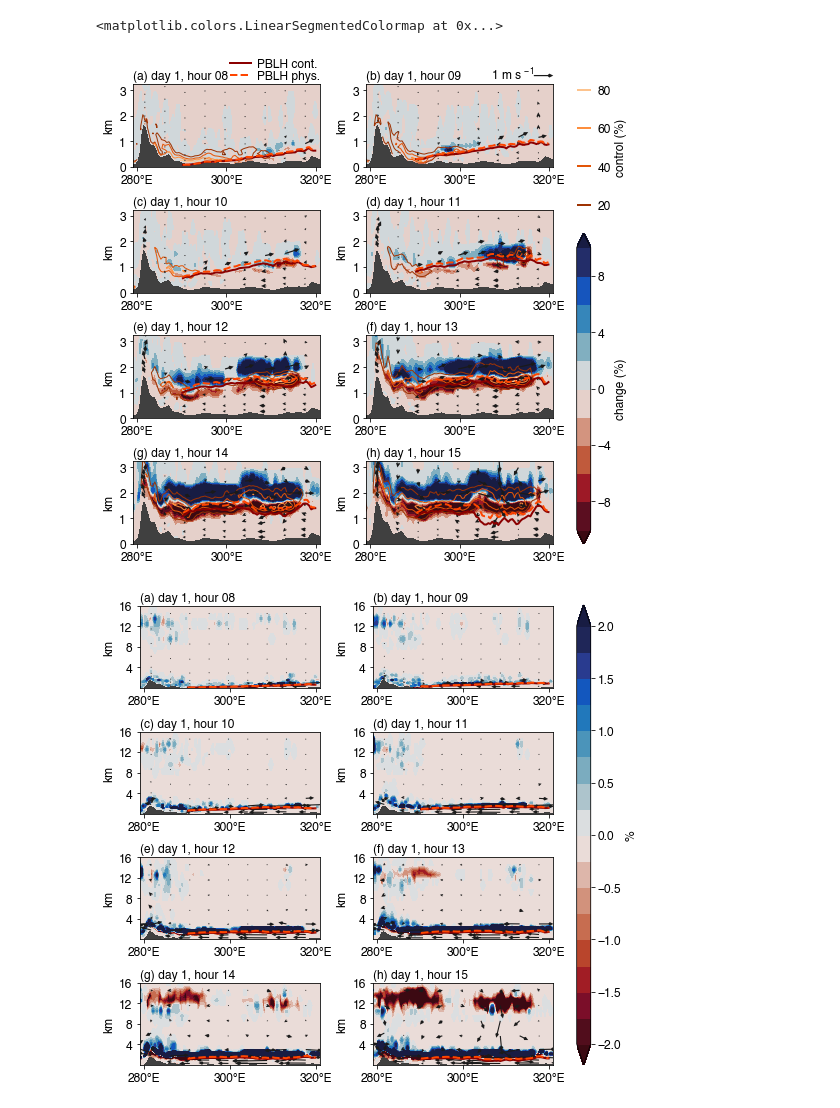
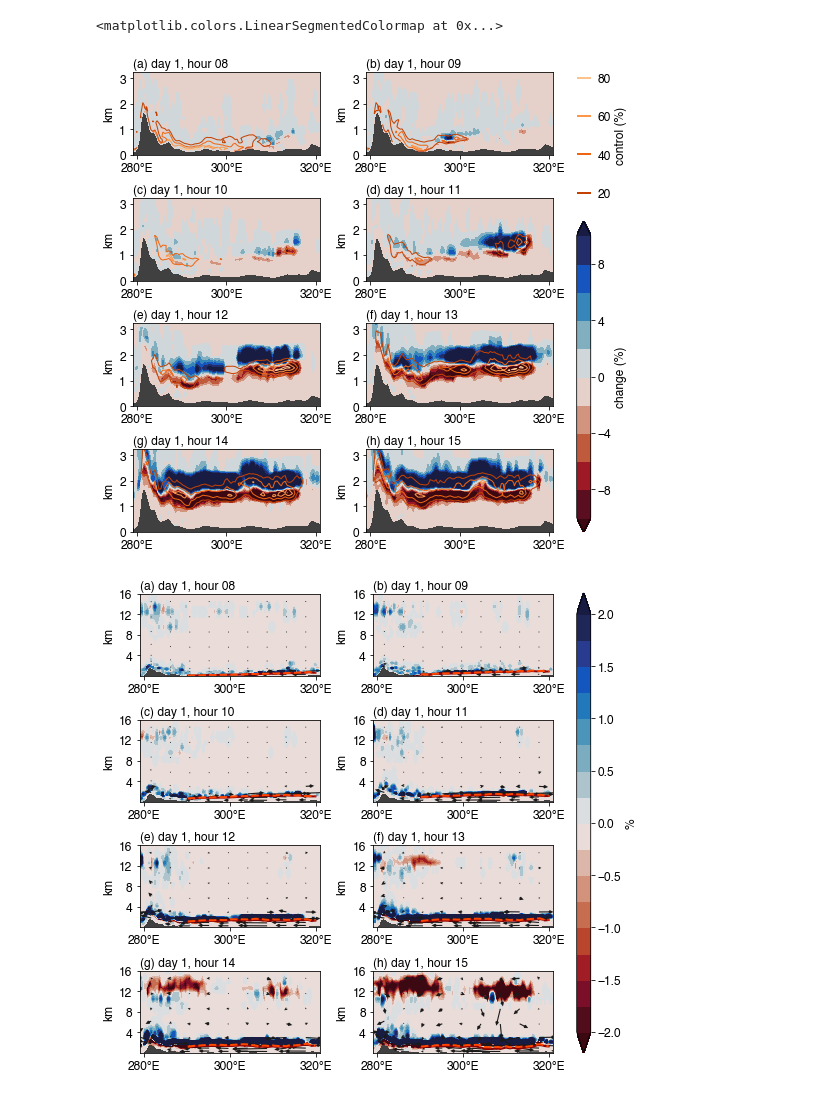
Before and after one commit to bairdlangenbrunner/amazon-phys-response-paper, a Jupyter notebook: scripts/MAIN_figure05_08_09_SI_figure04_05.ipynb, the cells around one changed output. Saved outputs shown, nothing was run; the diff lists cells and outputs as text; code cells hidden in the pictures.

Commit message:
update figures

```diff
--- a/scripts/MAIN_figure05_08_09_SI_figure04_05.ipynb
+++ b/scripts/MAIN_figure05_08_09_SI_figure04_05.ipynb
@@ -800,7 +800,7 @@ ax_list = []
 
 contour_lines_list = []
 clim_cloud_levels = [20.,40.,60.,80.]
-clim_cloud_colors = [mcm.Oranges_r(i) for i in numpy.linspace(0.1,0.7,clim_cloud_levels.__len__())]
+clim_cloud_colors = [mcm.Oranges_r(i) for i in numpy.linspace(0.2,0.7,clim_cloud_levels.__len__())]
 
 for t_idx in range(times_to_plot.__len__()):
     t = times_to_plot[t_idx]
@@ -826,14 +826,14 @@ for t_idx in range(times_to_plot.__len__()):
 
     contour_lines_list.append(contour_lines)
 
-    quiver_plot = ax.quiver(xx[z_indices,::every_nth_lon]+360.,\
-              geopot_400_latmean[0,z_indices,::every_nth_lon]/(g*1000.),\
-              ua_diffs_latmean[t,z_indices,::every_nth_lon],\
-              wa_diffs_latmean[t,z_indices,::every_nth_lon]*100.,\
-              units='xy', scale=quiver_scale, \
-              color=quiver_color, zorder=3, \
-              width=quiver_shaft_width, headwidth=quiver_head_width,\
-              headlength=quiver_head_length)
+#     quiver_plot = ax.quiver(xx[z_indices,::every_nth_lon]+360.,\
+#               geopot_400_latmean[0,z_indices,::every_nth_lon]/(g*1000.),\
+#               ua_diffs_latmean[t,z_indices,::every_nth_lon],\
+#               wa_diffs_latmean[t,z_indices,::every_nth_lon]*100.,\
+#               units='xy', scale=quiver_scale, \
+#               color=quiver_color, zorder=3, \
+#               width=quiver_shaft_width, headwidth=quiver_head_width,\
+#               headlength=quiver_head_length)
 
     for c in contour_plot.collections:
         c.set_edgecolor('face')
@@ -842,8 +842,10 @@ for t_idx in range(times_to_plot.__len__()):
     if t_idx==1:
         quiver_plot_for_key = quiver_plot
 
-    ax.plot(xx[0,:]+360.,pblh_400_latmean[t,:]/1000.,c='darkred', label='PBLH cont.', zorder=3, lw=2)
-    ax.plot(xx[0,:]+360.,pblh_1000_latmean[t,:]/1000.,c='orangered',ls='--', label='PBLH phys.', zorder=3, lw=2)
+#     ax.plot(xx[0,:]+360.,pblh_400_latmean[t,:]/1000.,c='darkred', label='PBLH cont.', zorder=3, lw=2)
+#     ax.plot(xx[0,:]+360.,pblh_1000_latmean[t,:]/1000.,c='orangered',ls='--', label='PBLH phys.', zorder=3, lw=2)
+#     ax.plot(xx[0,:]+360.,pblh_400_latmean[t,:]/1000.,c='orange', label='PBLH cont.', zorder=3, lw=2)
+#     ax.plot(xx[0,:]+360.,pblh_1000_latmean[t,:]/1000.,c='gold',ls='--', label='PBLH phys.', zorder=3, lw=2)
 
     ax.tick_params(labelsize=fontsize)
     ax.set_ylim(0,3.25)
@@ -871,44 +873,44 @@ bottom_pos = ax_list[7].get_position()
 ax_height = top_pos.y1-bottom_pos.y0
 cbar_axes = fig.add_axes([bottom_pos.x1+0.05, bottom_pos.y0, 0.03, ax_height*.675])
 cbar = mp.colorbar(contour_plot, orientation='vertical', cax=cbar_axes)
 cbar_axes.tick_params(labelsize=fontsize)
 cbar.set_label('change (%)', fontsize=fontsize)
 
 cbar_lines_ax = fig.add_axes([bottom_pos.x1+0.05, bottom_pos.y0+ax_height*0.725, 0.03, ax_height*0.275])
 cbar_lines = fig.colorbar(contour_lines_list[0], cax=cbar_lines_ax)
 cbar_lines_ax.tick_params(labelsize=fontsize)
 cbar_lines.set_label('control (%)', fontsize=fontsize)
 cbar_lines_ax.tick_params(axis='y', which='both', right='off')
 cbar_lines_ax.get_children()[0].set_linewidths(2)
 cbar_lines_ax.get_children()[1].set_facecolor('None')
 cbar_lines_ax.get_children()[2].set_facecolor('None')
 cbar_lines.patch.set_visible(False)
 cbar_lines.outline.set_visible(False)
 
 for c in cbar_axes.collections:
     c.set_edgecolor('face')
 
 handles, labels = ax_list[0].get_legend_handles_labels()
 legend = ax_list[0].legend(handles, labels, fontsize=fontsize, ncol=1, bbox_to_anchor=(1,1.02), \
                    edgecolor='None', facecolor='None', fancybox=False, bbox_transform=ax_list[0].transAxes, \
                    loc='lower right', labelspacing=0, \
                    borderaxespad=0, borderpad=0, handlelength=1.75, \
                    handletextpad=0.5)
 
-quiver_key = ax_list[1].quiverkey(quiver_plot_for_key, \
-                                  coordinates='axes', \
-                                  X=1, Y=1.1, labelpos='E', \
-                                  label='', \
-                                  U=quiver_key_scale)
-quiver_key_text = ax_list[1].text(s=str(quiver_key_scale)+' m s$^{\,-1}$',\
-                                  x=0.9, y=1.02,\
-                                  ha='right', va='bottom',\
-                                  transform=ax_list[1].transAxes, \
-                                  fontsize=fontsize)
+# quiver_key = ax_list[1].quiverkey(quiver_plot_for_key, \
+#                                   coordinates='axes', \
+#                                   X=1, Y=1.1, labelpos='E', \
+#                                   label='', \
+#                                   U=quiver_key_scale)
+# quiver_key_text = ax_list[1].text(s=str(quiver_key_scale)+' m s$^{\,-1}$',\
+#                                   x=0.9, y=1.02,\
+#                                   ha='right', va='bottom',\
+#                                   transform=ax_list[1].transAxes, \
+#                                   fontsize=fontsize)
 
 fig.savefig('../figures/MAIN_fig09.pdf', dpi=300, bbox_inches='tight')
 # %% [output]
-[figure, old version]
+[figure, new version]
 # %%
 fontsize=12
 
```
Also changed, not shown: 10 other files.
